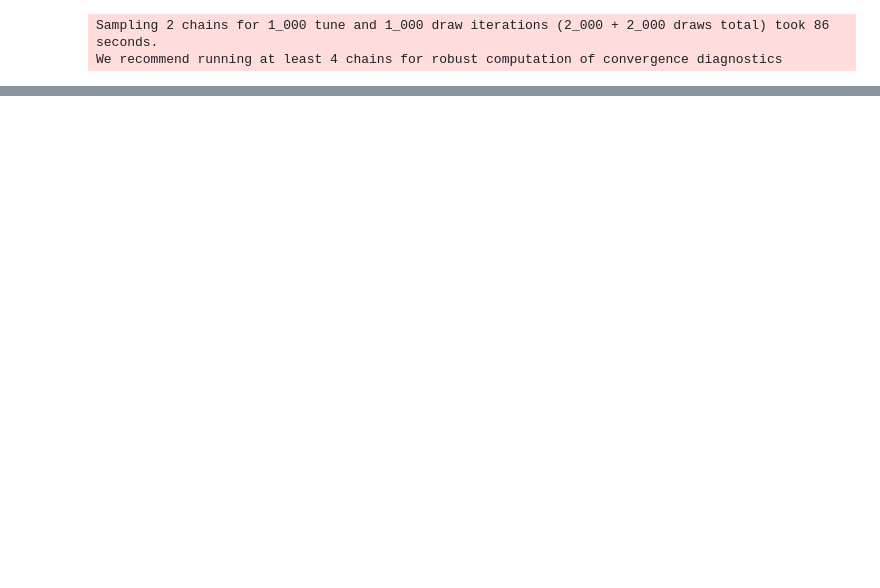
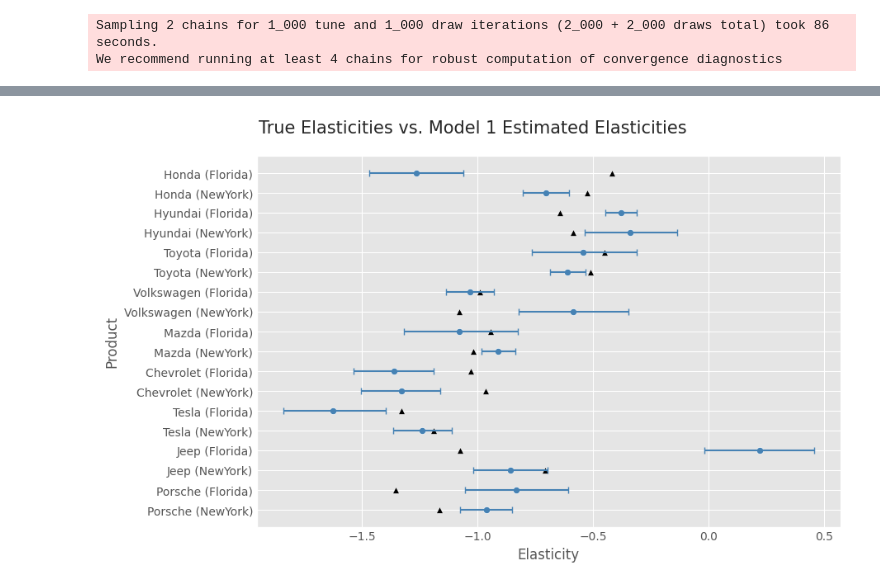
Before and after one commit to kirawei2025/price-elasticity-pymc, a Jupyter notebook: code.ipynb, the cells around one changed output, grey strips where cells are left out. Saved outputs shown, nothing was run; the diff lists cells and outputs as text; code cells hidden in the pictures; blank space fills up the shorter version.

```diff
--- a/code.ipynb
+++ b/code.ipynb
@@ -174,0 +190,18 @@ axes = az.plot_trace(
+# %%
+# Compare true elasticity vs. no-pooling estimated elasticities
+no_pooling_output = []
+for i in data['product_id'].unique():
+  product = i
+  true_elasticity = data.loc[data['product_id']==i]['elasticity'].mean()
+  post_elasticity = trace_no_pooling.posterior.sel(product_id=i)['mu_elasticity'].values.flatten().mean()
+  post_elasticity_lower_bound = np.percentile(trace_no_pooling.posterior.sel(product_id=i)['mu_elasticity'].values, 2.5)
+  post_elasticity_higher_bound = np.percentile(trace_no_pooling.posterior.sel(product_id=i)['mu_elasticity'].values, 97.5)
+
+  no_pooling_output.append({
+    "product": i,
+    "true_elasticity": true_elasticity,
+    "post_elasticity": post_elasticity,
+    "post_elasticity_lower_bound": post_elasticity_lower_bound,
+    "post_elasticity_higher_bound": post_elasticity_higher_bound
+    })
+no_pooling_output = pd.DataFrame(no_pooling_output)
@@ -174,0 +228,45 @@ axes = az.plot_trace(
+# %%
+# visualize true elasticity vs. no-pooling estimated elasticities
+# mean true elasticity
+plt.style.use('ggplot')
+fig, ax = plt.subplots(figsize=(9,5))
+sns.scatterplot(
+  no_pooling_output,
+  x = 'true_elasticity',
+  y = 'product',
+  marker='^',
+  s=35,
+  color='black',
+  ax = ax
+)
+# mean posterior elasticity
+sns.scatterplot(
+  no_pooling_output,
+  x = 'post_elasticity',
+  y = 'product',
+  marker='o',
+  s=35,
+  color='steelblue',
+  ax = ax
+)
+# Posterior credible interval
+ax.errorbar(
+    no_pooling_output['post_elasticity'],
+    no_pooling_output['product'],
+    xerr=[
+        no_pooling_output['post_elasticity'] - no_pooling_output['post_elasticity_lower_bound'],
+        no_pooling_output['post_elasticity_higher_bound'] - no_pooling_output['post_elasticity']
+    ],
+    fmt='none',
+    color='steelblue',
+    capsize=3
+)
+ax.set_xlabel('Elasticity')
+ax.set_ylabel('Product')
+ax.tick_params(axis='x', labelsize=10)
+ax.tick_params(axis='y', labelsize=10)
+#ax.set_yticklabels(no_pooling_output['product'],fontsize=10)
+plt.suptitle('True Elasticities vs. Model 1 Estimated Elasticities', fontsize=15, y=1.08)
+plt.savefig('images/model/elasticity_chart.png', bbox_inches='tight')
+# %% [output]
+[figure, added]
```
Also changed, not shown: parts of 4 cells of this notebook, 5 other files.
